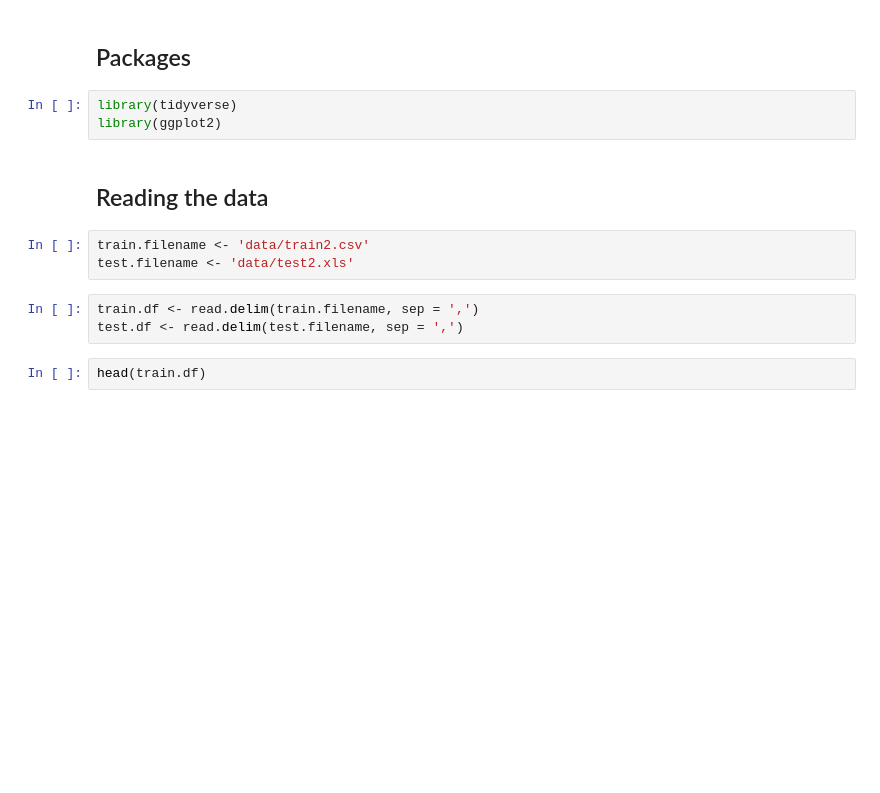
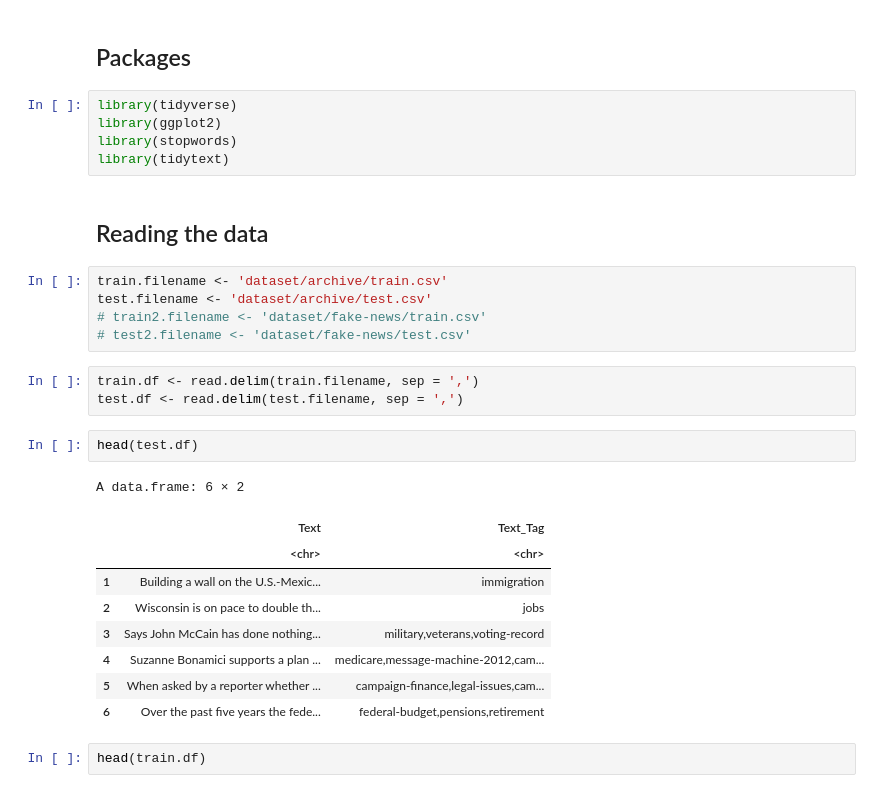
Before and after one commit to tommaso-bertola/falsehoods-sieve, a Jupyter notebook: FakeNewsRecognitionWithBayesClassifier.ipynb, the cells around one changed output. Cells and saved outputs as stored; diff of their text form; blank space fills up the shorter version.

```diff
--- a/FakeNewsRecognitionWithBayesClassifier.ipynb
+++ b/FakeNewsRecognitionWithBayesClassifier.ipynb
@@ -5,14 +5,30 @@
 # %%
 library(tidyverse)
 library(ggplot2)
+library(stopwords)
+library(tidytext)
 # %% [markdown]
 ## Reading the data
 # %%
-train.filename <- 'data/train2.csv'
-test.filename <- 'data/test2.xls'
+train.filename <- 'dataset/archive/train.csv'
+test.filename <- 'dataset/archive/test.csv'
+# train2.filename <- 'dataset/fake-news/train.csv'
+# test2.filename <- 'dataset/fake-news/test.csv'
 # %%
 train.df <- read.delim(train.filename, sep = ',')
 test.df <- read.delim(test.filename, sep = ',')
+# %%
+head(test.df)
+# %% [output]
+A data.frame: 6 × 2
+|  | Text | Text_Tag |
+|  | <chr> | <chr> |
+| 1 | Building a wall on the U.S.-Mexic... | immigration |
+| 2 | Wisconsin is on pace to double th... | jobs |
+| 3 | Says John McCain has done nothing... | military,veterans,voting-record |
+| 4 | Suzanne Bonamici supports a plan ... | medicare,message-machine-2012,cam... |
+| 5 | When asked by a reporter whether ... | campaign-finance,legal-issues,cam... |
+| 6 | Over the past five years the fede... | federal-budget,pensions,retirement |
 # %%
 head(train.df)
 # %% [output]
```
Also changed, not shown: parts of 12 cells of this notebook.
